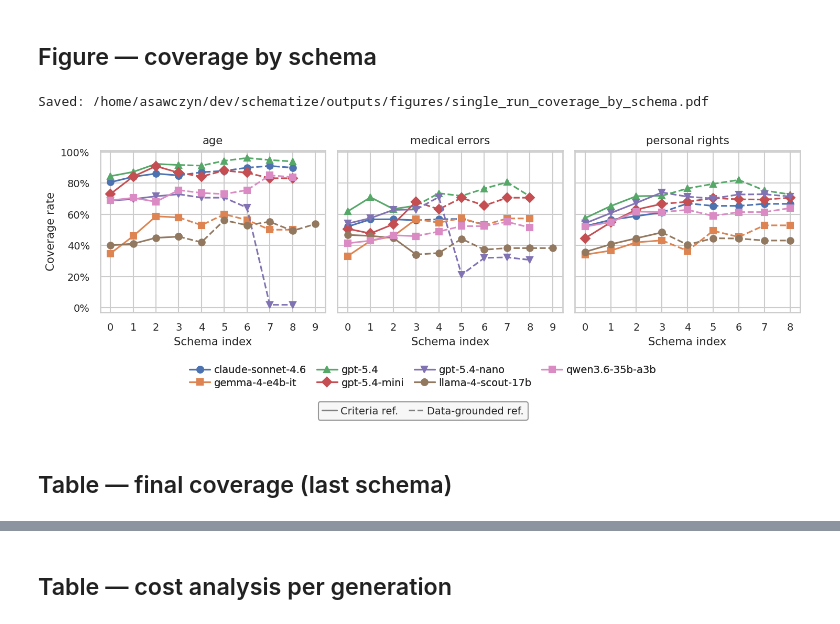
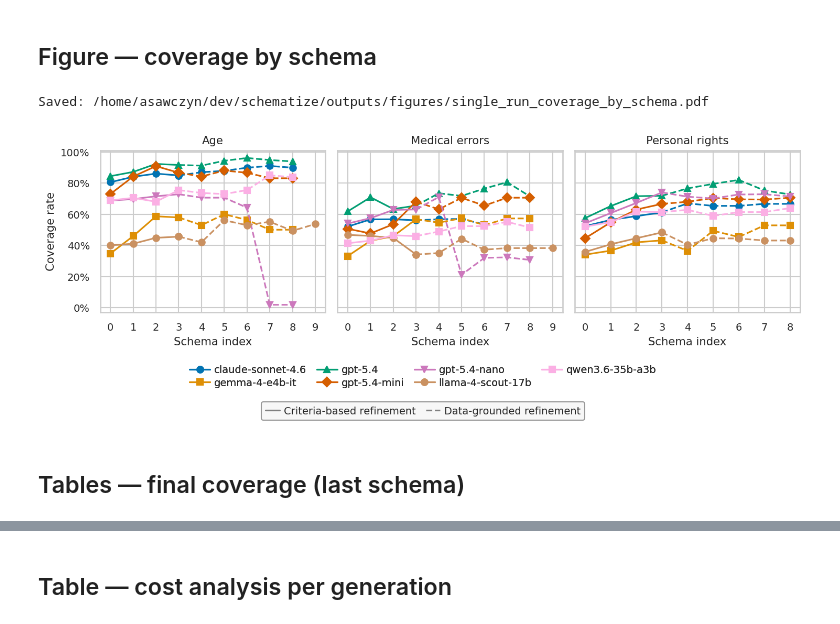
Before and after one commit to pwr-ai/schematize, a Jupyter notebook: notebooks/single_run_analysis.ipynb, the cells around one changed output, grey strips where cells are left out. Cells and saved outputs as stored; diff of their text form; code cells hidden in the pictures.

```diff
--- a/notebooks/single_run_analysis.ipynb
+++ b/notebooks/single_run_analysis.ipynb
@@ -40,12 +58,11 @@ for path in sorted(SINGLE_RUN_DIR.glob("**/evaluation.json")):
     evaluator = path.parent.parent.parent.name
     ed = json.loads(path.read_text())
     for schema in ed["evaluations"]:
-        cov, hc = [], []
+        cov = []
         for expert in schema["experts"]:
             t = expert["total_questions"]
             if t:
                 cov.append(expert["covered_questions"] / t)
-                hc.append(expert["high_confidence"] / t)
         if cov:
             records.append({
                 "evaluator":    evaluator,
@@ -54,7 +71,6 @@ for path in sorted(SINGLE_RUN_DIR.glob("**/evaluation.json")):
                 "schema_index": schema["schema_index"],
                 "num_fields":   schema["num_fields"],
                 "coverage":     float(np.mean(cov)),
-                "high_conf":    float(np.mean(hc)),
             })
 
 df = pd.DataFrame(records)
@@ -63,6 +79,5 @@ print(
     f"{df['dataset'].nunique()} dataset(s) · "
     f"{df['generator'].nunique()} generator model(s)"
 )
-df.head()
 # %% [output]
 189 schema evaluations · 3 dataset(s) · 7 generator model(s)
@@ -108,22 +115,20 @@ out_tex = FIGURES_DIR / "single_run_coverage_table.tex"
 ## Figure — coverage by schema
 # %%
 import matplotlib.lines as mlines
-import re
-
-def fmt_label(name: str) -> str:
-    return re.sub(r"^[a-z]{2}_", "", name).replace("_", " ")
 
 datasets   = sorted(df["dataset"].unique())
 generators = sorted(df["generator"].unique())
 
-palette    = sns.color_palette(n_colors=len(generators))
+palette    = sns.color_palette("colorblind", n_colors=len(generators))
 markers    = ["o", "s", "^", "D", "v"]
 color_map  = {g: palette[i % len(palette)] for i, g in enumerate(generators)}
 marker_map = {g: markers[i % len(markers)] for i, g in enumerate(generators)}
 
-# All runs in this dataset have 3 criteria rounds (indices 0-3) followed by data-grounded
-# rounds (index 4+). The criteria boundary is fixed but data rounds can vary per run.
-CRITERIA_END = 3
+# All runs have 4 criteria-based refinement schemas (indices 0-3, per the paper's
+# "Schema Generation and Criteria-Based Refinement" loop) followed by data-grounded
+# refinement schemas (index 4+, per "Data-Grounded Assessment and Refinement"). The
+# criteria-based boundary is fixed but the number of data-grounded rounds varies per run.
+CRITERIA_BASED_END = 3
 
 col_w = 3.3
 ncols = len(datasets)
@@ -139,11 +144,11 @@ for ax, dataset in zip(axes, datasets):
     for gen in generators:
         g = sub[sub["generator"] == gen].sort_values("schema_index")
         kw = dict(marker=marker_map[gen], color=color_map[gen])
-        ax.plot(g[g["schema_index"] <= CRITERIA_END]["schema_index"],
-                g[g["schema_index"] <= CRITERIA_END]["coverage"],
+        ax.plot(g[g["schema_index"] <= CRITERIA_BASED_END]["schema_index"],
+                g[g["schema_index"] <= CRITERIA_BASED_END]["coverage"],
                 linestyle="-", label=gen, **kw)
-        ax.plot(g[g["schema_index"] >= CRITERIA_END]["schema_index"],
-                g[g["schema_index"] >= CRITERIA_END]["coverage"],
+        ax.plot(g[g["schema_index"] >= CRITERIA_BASED_END]["schema_index"],
+                g[g["schema_index"] >= CRITERIA_BASED_END]["coverage"],
                 linestyle="--", label="_nolegend_", **kw)
 
     ax.set_title(fmt_label(dataset))
@@ -155,8 +160,8 @@ axes[0].set_ylabel("Coverage rate")
 
 gen_handles, gen_labels = axes[0].get_legend_handles_labels()
 stage_handles = [
-    mlines.Line2D([], [], color="gray", linestyle="-",  label="Criteria ref."),
-    mlines.Line2D([], [], color="gray", linestyle="--", label="Data-grounded ref."),
+    mlines.Line2D([], [], color="gray", linestyle="-",  label="Criteria-based refinement"),
+    mlines.Line2D([], [], color="gray", linestyle="--", label="Data-grounded refinement"),
 ]
 
 gen_legend = fig.legend(
@@ -169,34 +174,34 @@ gen_legend = fig.legend(
     handletextpad=0.4,
     columnspacing=1.0,
     labelspacing=0.3,
 )
 fig.add_artist(gen_legend)
 fig.legend(
     stage_handles,
     [h.get_label() for h in stage_handles],
     loc="lower center",
     ncol=2,
     frameon=True,
     fancybox=True,
     facecolor="whitesmoke",
     edgecolor="gray",
     bbox_to_anchor=(0.5, -0.28),
     handlelength=1.4,
     handletextpad=0.4,
     columnspacing=1.0,
     borderpad=0.4,
 )
 fig.tight_layout()
 
 out_pdf = FIGURES_DIR / "single_run_coverage_by_schema.pdf"
 out_png = FIGURES_DIR / "single_run_coverage_by_schema.png"
 fig.savefig(out_pdf, bbox_inches="tight")
 fig.savefig(out_png, bbox_inches="tight")
 print(f"Saved: {out_pdf}")
 plt.show()
 # %% [output]
 Saved: /home/asawczyn/dev/schematize/outputs/figures/single_run_coverage_by_schema.pdf
-[figure, old version]
+[figure, new version]
 # %% [markdown]
-## Table — final coverage (last schema)
+## Tables — final coverage (last schema)
 # %%
```
Also changed, not shown: parts of 12 cells of this notebook, 7 other files.
